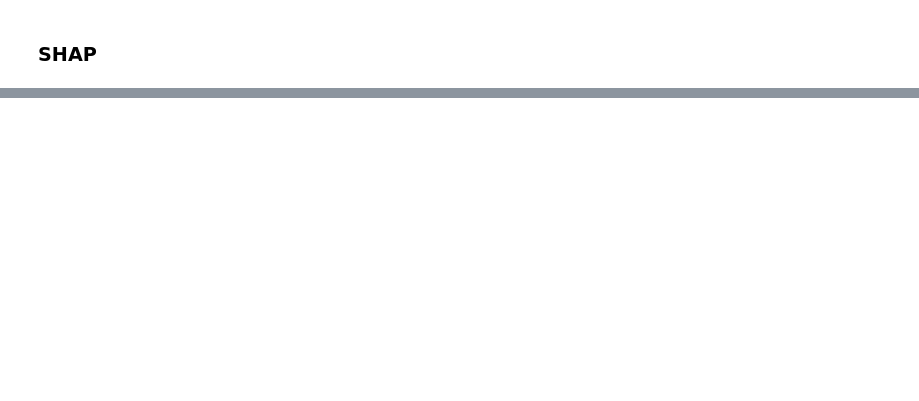
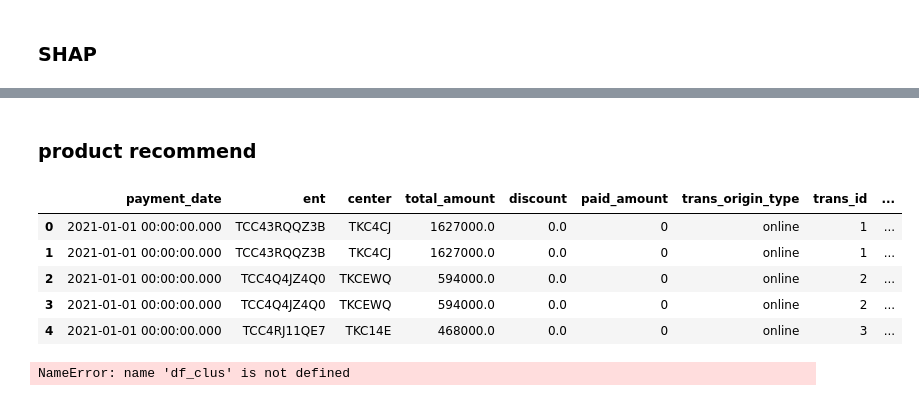
Before and after one commit to terjirapat/MADT8101-Customer-Analytics, a Jupyter notebook: Workshop 5 - Segmentation/main1.ipynb, the cells around one changed output, grey strips where cells are left out. Cells and saved outputs as stored; diff of their text form; code cells hidden in the pictures; blank space fills up the shorter version.

```diff
--- a/Workshop 5 - Segmentation/main1.ipynb
+++ b/Workshop 5 - Segmentation/main1.ipynb
@@ -425,0 +538,15 @@ plt.show()
+# %% [markdown]
+### product recommend
+# %%
+df_trans_cleaned.head()
+# %% [output]
+|  | payment_date | ent | center | total_amount | discount | paid_amount | trans_origin_type | trans_id | ... |
+| 0 | 2021-01-01 00:00:00.000 | TCC43RQQZ3B | TKC4CJ | 1627000.0 | 0.0 | 0 | online | 1 | ... |
+| 1 | 2021-01-01 00:00:00.000 | TCC43RQQZ3B | TKC4CJ | 1627000.0 | 0.0 | 0 | online | 1 | ... |
+| 2 | 2021-01-01 00:00:00.000 | TCC4Q4JZ4Q0 | TKCEWQ | 594000.0 | 0.0 | 0 | online | 2 | ... |
+| 3 | 2021-01-01 00:00:00.000 | TCC4Q4JZ4Q0 | TKCEWQ | 594000.0 | 0.0 | 0 | online | 2 | ... |
+| 4 | 2021-01-01 00:00:00.000 | TCC4RJ11QE7 | TKC14E | 468000.0 | 0.0 | 0 | online | 3 | ... |
+# %%
+df_full = df_trans_cleaned.merge(df_clus[['ent', 'Cluster']], on='ent', how='left')
+# %% [output]
+NameError: name 'df_clus' is not defined
```
Also changed, not shown: parts of 20 cells of this notebook.
